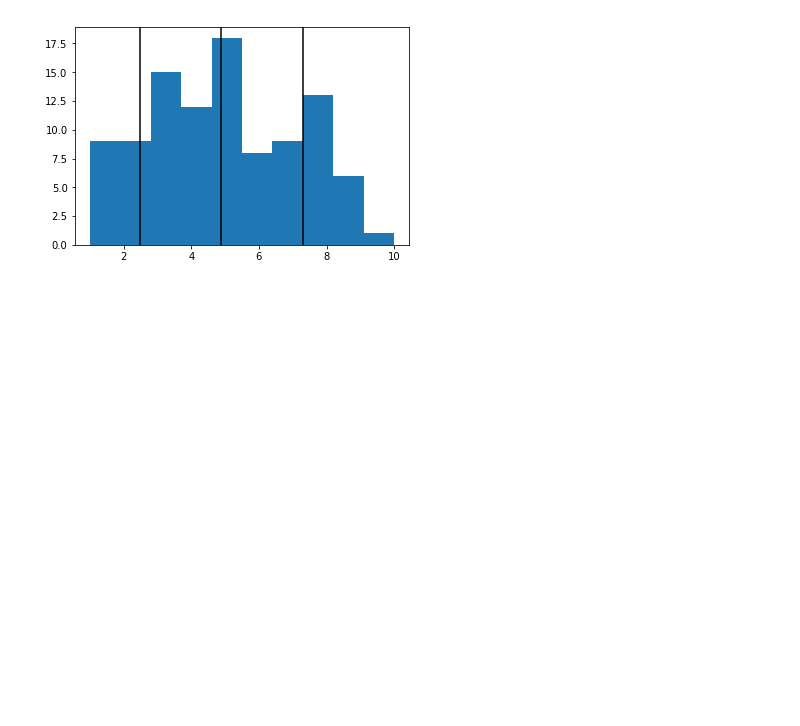
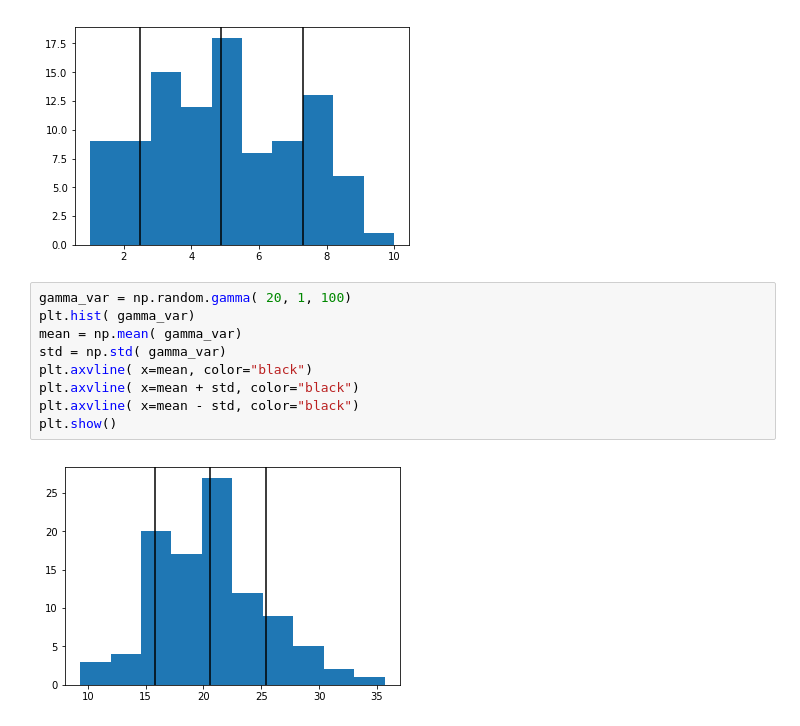
Before and after one commit to awyeh64/jupyter-sharing, a Jupyter notebook: Unit 3 Lesson 3 Project 4 DRILL - Descriptive Statistics and Normality.ipynb, the cells around one changed output. Cells and saved outputs as stored; diff of their text form; blank space fills up the shorter version.

Commit message:
added gamma distribution

```diff
--- a/Unit 3 Lesson 3 Project 4 DRILL - Descriptive Statistics and Normality.ipynb
+++ b/Unit 3 Lesson 3 Project 4 DRILL - Descriptive Statistics and Normality.ipynb
@@ -59,6 +59,17 @@ plt.axvline( x=mean - std, color="black")
 plt.show()
 # %% [output]
 [figure]
+# %%
+gamma_var = np.random.gamma( 20, 1, 100)
+plt.hist( gamma_var)
+mean = np.mean( gamma_var)
+std = np.std( gamma_var)
+plt.axvline( x=mean, color="black")
+plt.axvline( x=mean + std, color="black")
+plt.axvline( x=mean - std, color="black")
+plt.show()
+# %% [output]
+[figure, added]
 # %%
 normal_var_1 = np.random.normal( 5, .5, 100)
 normal_var_2 = np.random.normal( 10, 1, 100)
```
Also changed, not shown: parts of 1 cell of this notebook.
